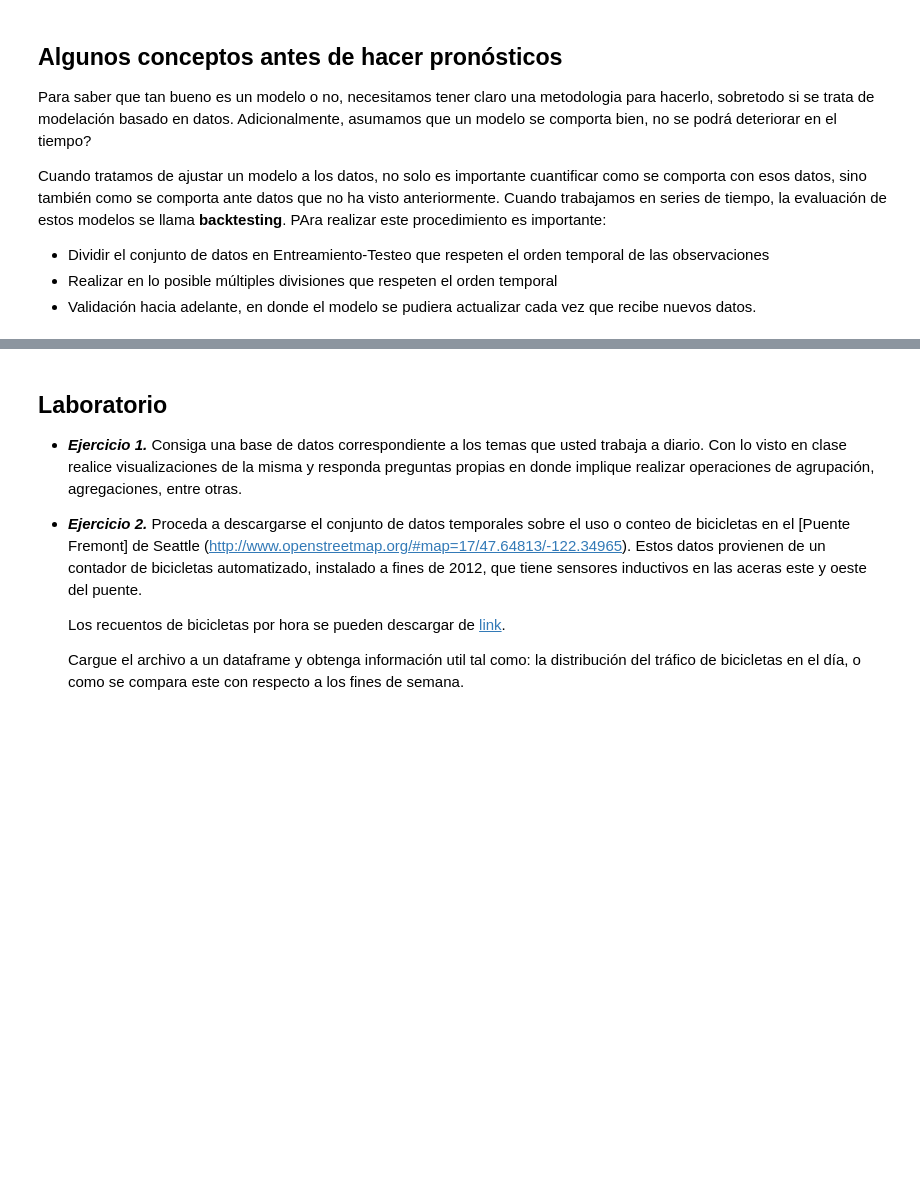
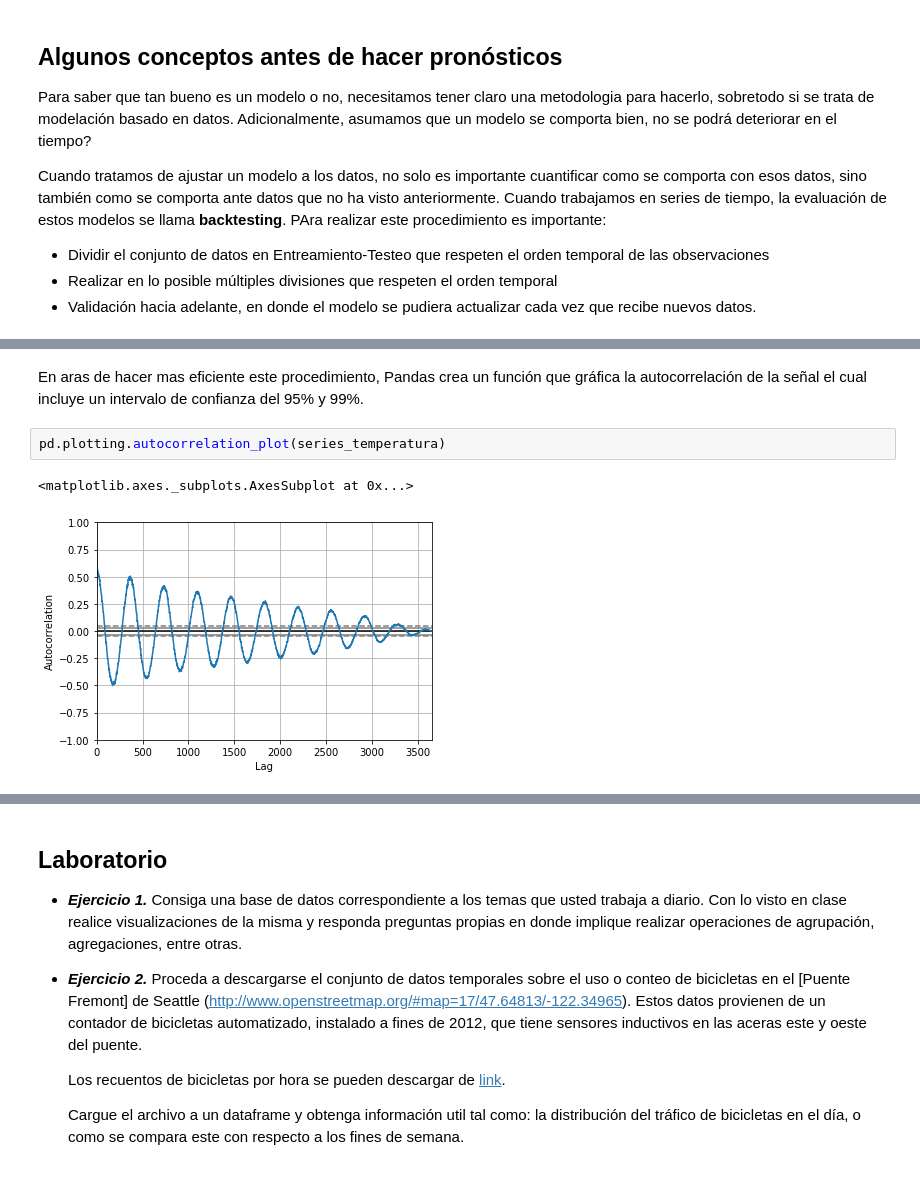
Before and after one commit to sruap1214/EC_Finance, a Jupyter notebook: Notebooks/06_SeriesdeTiempo.ipynb, the cells around one changed output, grey strips where cells are left out. Saved outputs shown, nothing was run; the diff lists cells and outputs as text; blank space fills up the shorter version.

```diff
--- a/Notebooks/06_SeriesdeTiempo.ipynb
+++ b/Notebooks/06_SeriesdeTiempo.ipynb
@@ -710,0 +821,7 @@ Cuando tratamos de ajustar un modelo a los datos, no solo es importante cuantifi
+# %% [markdown]
+En aras de hacer mas eficiente este procedimiento, Pandas crea un función que gráfica la autocorrelación de la señal el cual incluye un intervalo de confianza del 95% y 99%.
+# %%
+pd.plotting.autocorrelation_plot(series_temperatura)
+# %% [output]
+<matplotlib.axes._subplots.AxesSubplot at 0x...>
+[figure, added]
```
Also changed, not shown: parts of 23 cells of this notebook.
